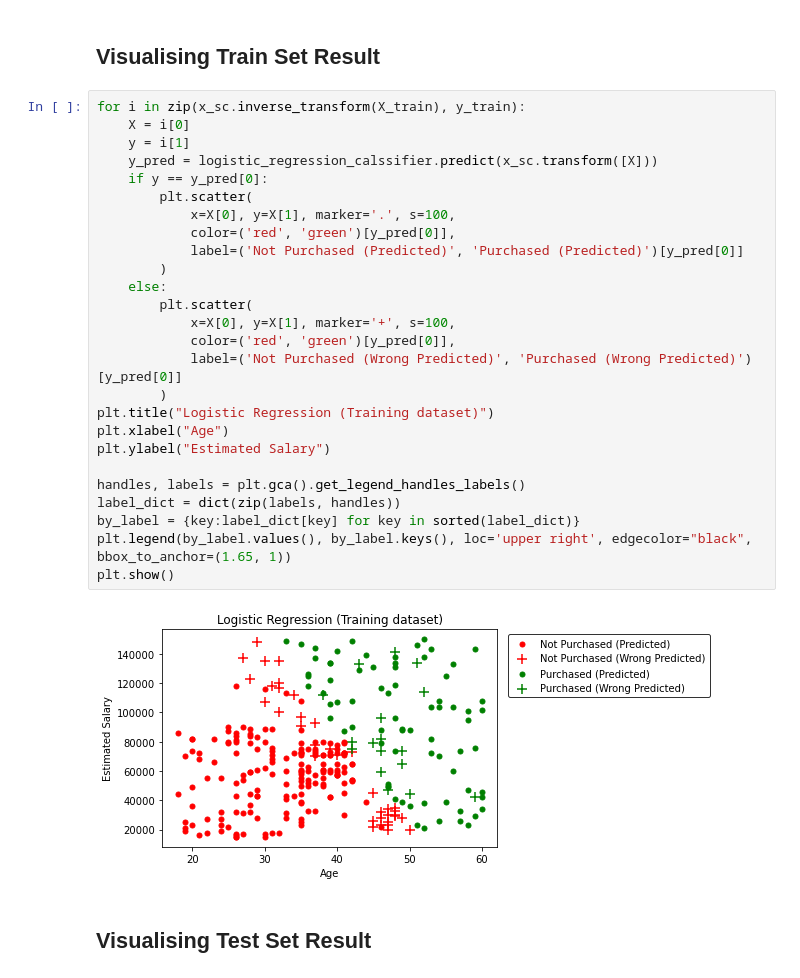
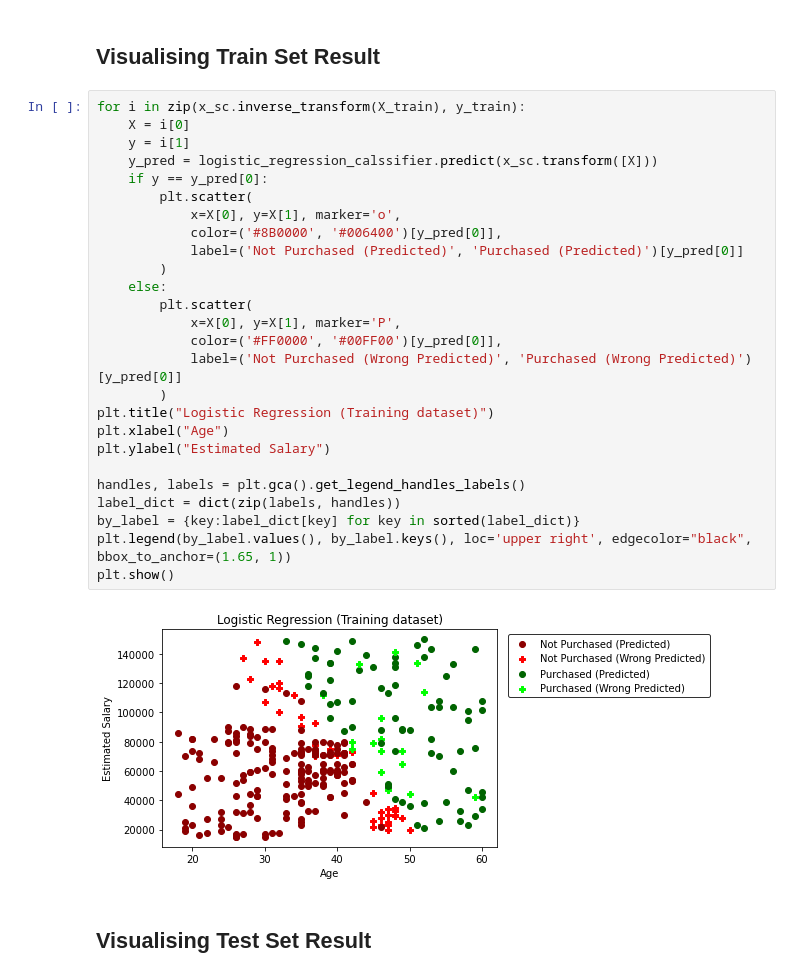
Before and after one commit to sanjay-rb/Machine-learning, a Jupyter notebook: notebook/10 . Logistic Regression.ipynb, the cells around one changed output. Drawn from its saved outputs; the diff is of its cells as text.

Commit message:
Color changes

```diff
--- a/notebook/10 . Logistic Regression.ipynb
+++ b/notebook/10 . Logistic Regression.ipynb
@@ -212,31 +212,31 @@ Estimated Salary       0.89      0.75      0.81        32
 # %%
 for i in zip(x_sc.inverse_transform(X_train), y_train):
     X = i[0]
     y = i[1]
     y_pred = logistic_regression_calssifier.predict(x_sc.transform([X]))
     if y == y_pred[0]:
         plt.scatter(
-            x=X[0], y=X[1], marker='.', s=100,
-            color=('red', 'green')[y_pred[0]],
+            x=X[0], y=X[1], marker='o',
+            color=('#8B0000', '#006400')[y_pred[0]],
             label=('Not Purchased (Predicted)', 'Purchased (Predicted)')[y_pred[0]]
         )
     else:
         plt.scatter(
-            x=X[0], y=X[1], marker='+', s=100,
-            color=('red', 'green')[y_pred[0]],
+            x=X[0], y=X[1], marker='P',
+            color=('#FF0000', '#00FF00')[y_pred[0]],
             label=('Not Purchased (Wrong Predicted)', 'Purchased (Wrong Predicted)')[y_pred[0]]
         )
 plt.title("Logistic Regression (Training dataset)")
 plt.xlabel("Age")
 plt.ylabel("Estimated Salary")
 
 handles, labels = plt.gca().get_legend_handles_labels()
 label_dict = dict(zip(labels, handles))
 by_label = {key:label_dict[key] for key in sorted(label_dict)}
 plt.legend(by_label.values(), by_label.keys(), loc='upper right', edgecolor="black", bbox_to_anchor=(1.65, 1))
 plt.show()
 # %% [output]
-[figure, old version]
+[figure, new version]
 # %% [markdown]
 ## Visualising Test Set Result
 # %%
```
Also changed, not shown: parts of 1 cell of this notebook.
